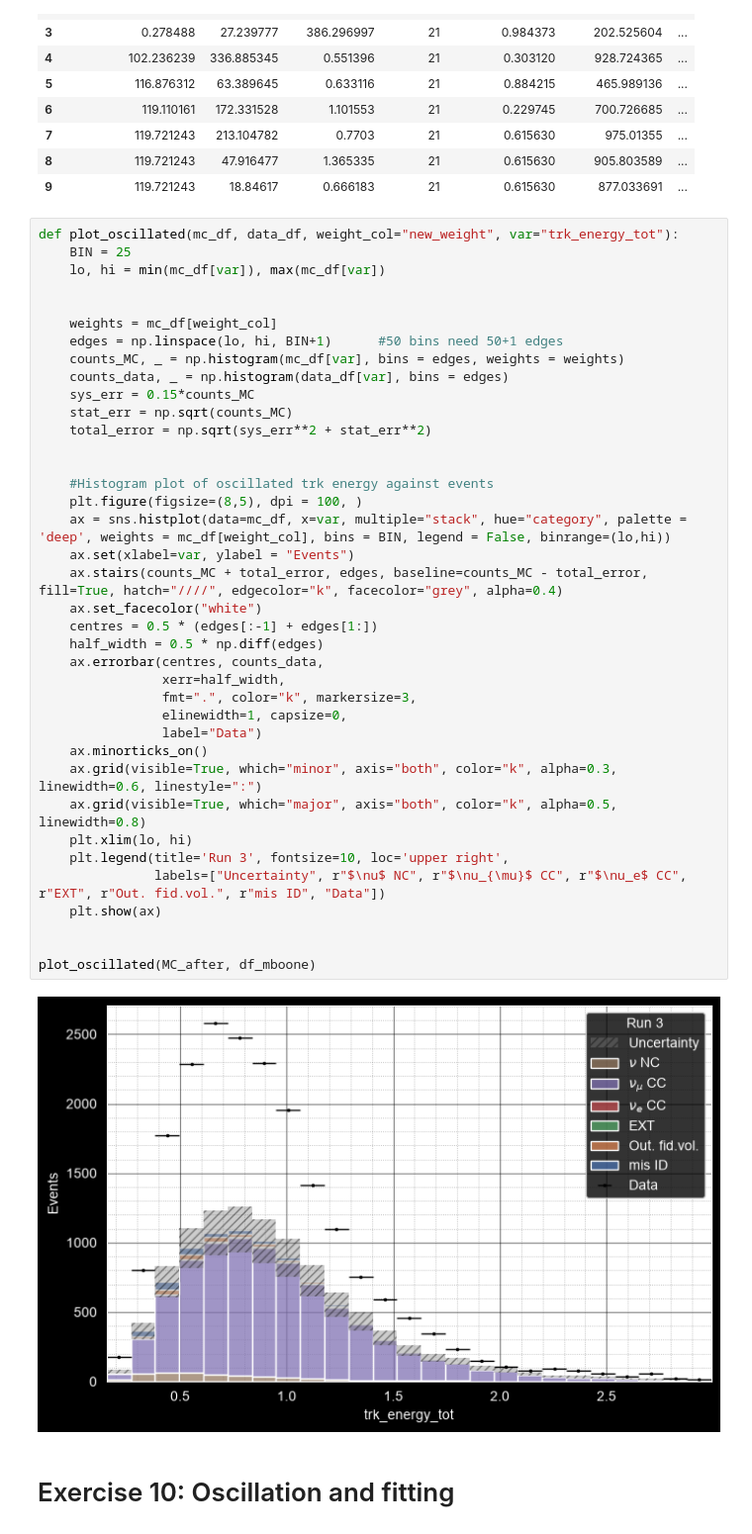
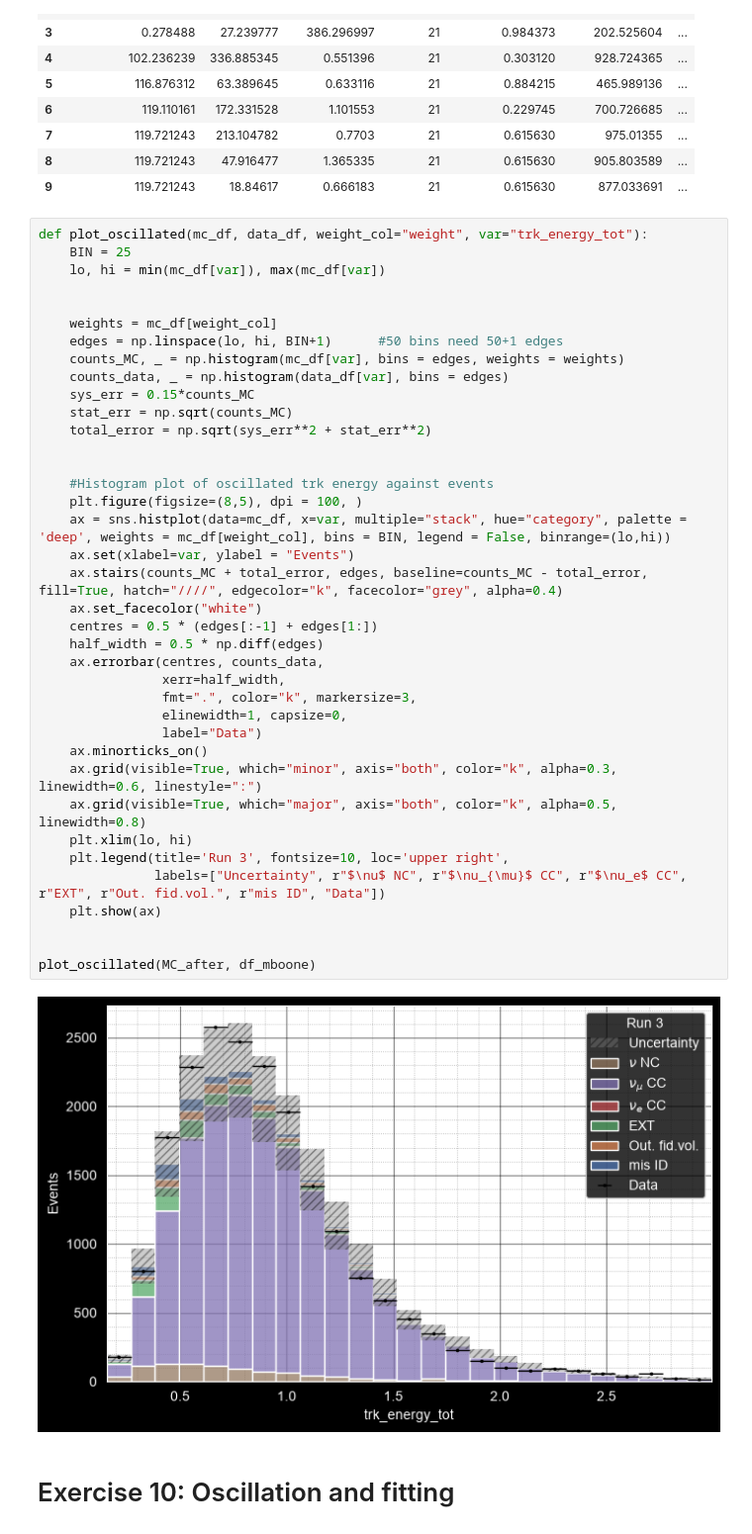
Before and after one commit to harrisonunwin/MicroBooNE_Lab, a Jupyter notebook: MainAnalysis_template.ipynb, the cells around one changed output. Shown at 99% size. Cells and saved outputs as stored; diff of their text form.

```diff
--- a/MainAnalysis_template.ipynb
+++ b/MainAnalysis_template.ipynb
@@ -555,7 +560,7 @@ MC_after.head(10)
 | 8 | 119.721243 | 47.916477 | 1.365335 | 21 | 0.615630 | 905.803589 | ... |
 | 9 | 119.721243 | 18.84617 | 0.666183 | 21 | 0.615630 | 877.033691 | ... |
 # %%
-def plot_oscillated(mc_df, data_df, weight_col="new_weight", var="trk_energy_tot"):
+def plot_oscillated(mc_df, data_df, weight_col="weight", var="trk_energy_tot"):
     BIN = 25
     lo, hi = min(mc_df[var]), max(mc_df[var])
 
@@ -566,34 +571,34 @@ def plot_oscillated(mc_df, data_df, weight_col="new_weight", var="trk_energy_tot
     counts_data, _ = np.histogram(data_df[var], bins = edges)
     sys_err = 0.15*counts_MC
     stat_err = np.sqrt(counts_MC)
     total_error = np.sqrt(sys_err**2 + stat_err**2)
 
 
     #Histogram plot of oscillated trk energy against events
     plt.figure(figsize=(8,5), dpi = 100, )
     ax = sns.histplot(data=mc_df, x=var, multiple="stack", hue="category", palette = 'deep', weights = mc_df[weight_col], bins = BIN, legend = False, binrange=(lo,hi))
     ax.set(xlabel=var, ylabel = "Events")
     ax.stairs(counts_MC + total_error, edges, baseline=counts_MC - total_error, fill=True, hatch="////", edgecolor="k", facecolor="grey", alpha=0.4)
     ax.set_facecolor("white")
     centres = 0.5 * (edges[:-1] + edges[1:])
     half_width = 0.5 * np.diff(edges)
     ax.errorbar(centres, counts_data,
                 xerr=half_width,
                 fmt=".", color="k", markersize=3,
                 elinewidth=1, capsize=0,
                 label="Data")
     ax.minorticks_on()
     ax.grid(visible=True, which="minor", axis="both", color="k", alpha=0.3, linewidth=0.6, linestyle=":")
     ax.grid(visible=True, which="major", axis="both", color="k", alpha=0.5, linewidth=0.8)
     plt.xlim(lo, hi)
     plt.legend(title='Run 3', fontsize=10, loc='upper right',
                labels=["Uncertainty", r"$\nu$ NC", r"$\nu_{\mu}$ CC", r"$\nu_e$ CC", r"EXT", r"Out. fid.vol.", r"mis ID", "Data"])
     plt.show(ax)
 
 
 plot_oscillated(MC_after, df_mboone)
 # %% [output]
-[figure, old version]
+[figure, new version]
 # %% [markdown]
 # Exercise 10: Oscillation and fitting
 # %% [markdown]
```
Also changed, not shown: parts of 31 cells of this notebook.
